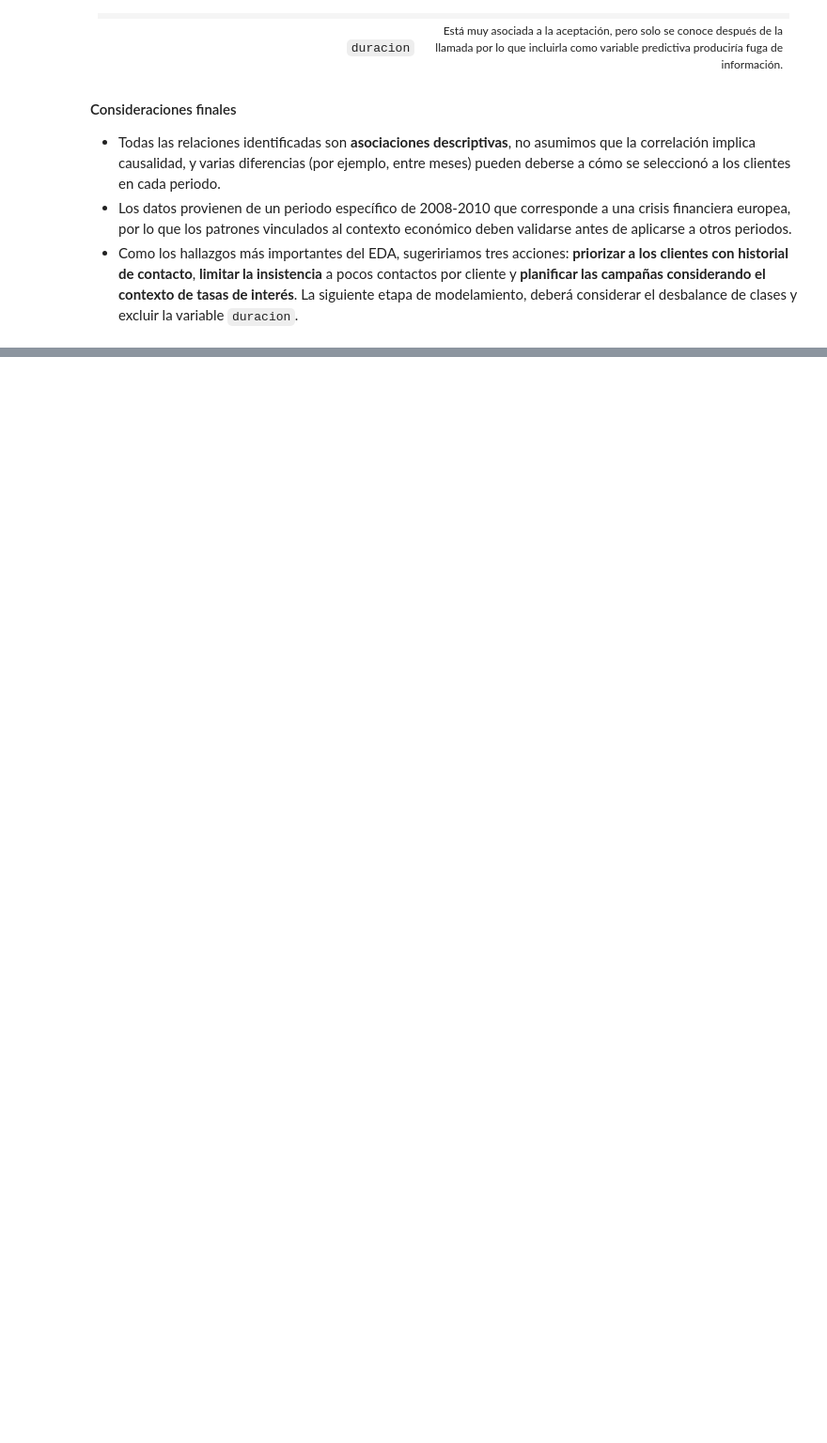
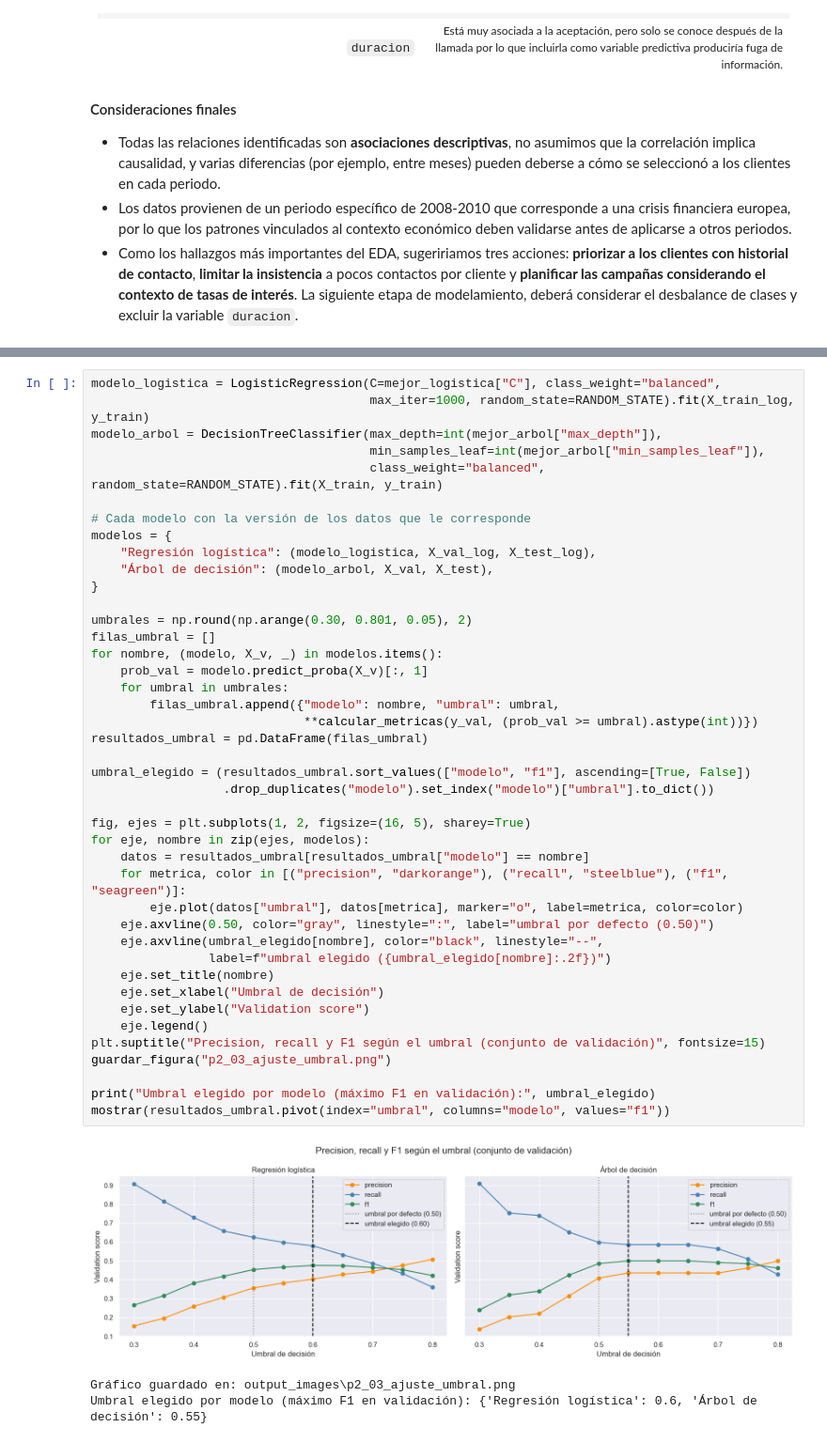
Before and after one commit to Lavacacharles/Predicting-Acceptance-in-Banking-Telemarketing-, a Jupyter notebook: code/proyecto_analisis_bancario.ipynb, the cells around one changed output, grey strips where cells are left out. Shown at 94% size. Drawn from its saved outputs; the diff is of its cells as text; blank space fills up the shorter version.

```diff
--- a/code/proyecto_analisis_bancario.ipynb
+++ b/code/proyecto_analisis_bancario.ipynb
@@ -1868,0 +1834,46 @@ weighted avg       0.89      0.88      0.88      8236
+# %%
+modelo_logistica = LogisticRegression(C=mejor_logistica["C"], class_weight="balanced",
+                                      max_iter=1000, random_state=RANDOM_STATE).fit(X_train_log, y_train)
+modelo_arbol = DecisionTreeClassifier(max_depth=int(mejor_arbol["max_depth"]),
+                                      min_samples_leaf=int(mejor_arbol["min_samples_leaf"]),
+                                      class_weight="balanced", random_state=RANDOM_STATE).fit(X_train, y_train)
+
+# Cada modelo con la versión de los datos que le corresponde
+modelos = {
+    "Regresión logística": (modelo_logistica, X_val_log, X_test_log),
+    "Árbol de decisión": (modelo_arbol, X_val, X_test),
+}
+
+umbrales = np.round(np.arange(0.30, 0.801, 0.05), 2)
+filas_umbral = []
+for nombre, (modelo, X_v, _) in modelos.items():
+    prob_val = modelo.predict_proba(X_v)[:, 1]
+    for umbral in umbrales:
+        filas_umbral.append({"modelo": nombre, "umbral": umbral,
+                             **calcular_metricas(y_val, (prob_val >= umbral).astype(int))})
+resultados_umbral = pd.DataFrame(filas_umbral)
+
+umbral_elegido = (resultados_umbral.sort_values(["modelo", "f1"], ascending=[True, False])
+                  .drop_duplicates("modelo").set_index("modelo")["umbral"].to_dict())
+
+fig, ejes = plt.subplots(1, 2, figsize=(16, 5), sharey=True)
+for eje, nombre in zip(ejes, modelos):
+    datos = resultados_umbral[resultados_umbral["modelo"] == nombre]
+    for metrica, color in [("precision", "darkorange"), ("recall", "steelblue"), ("f1", "seagreen")]:
+        eje.plot(datos["umbral"], datos[metrica], marker="o", label=metrica, color=color)
+    eje.axvline(0.50, color="gray", linestyle=":", label="umbral por defecto (0.50)")
+    eje.axvline(umbral_elegido[nombre], color="black", linestyle="--",
+                label=f"umbral elegido ({umbral_elegido[nombre]:.2f})")
+    eje.set_title(nombre)
+    eje.set_xlabel("Umbral de decisión")
+    eje.set_ylabel("Validation score")
+    eje.legend()
+plt.suptitle("Precision, recall y F1 según el umbral (conjunto de validación)", fontsize=15)
+guardar_figura("p2_03_ajuste_umbral.png")
+
+print("Umbral elegido por modelo (máximo F1 en validación):", umbral_elegido)
+mostrar(resultados_umbral.pivot(index="umbral", columns="modelo", values="f1"))
+# %% [output]
+[figure, added]
+Gráfico guardado en: output_images\p2_03_ajuste_umbral.png
+Umbral elegido por modelo (máximo F1 en validación): {'Regresión logística': 0.6, 'Árbol de decisión': 0.55}
```
Also changed, not shown: parts of 82 cells of this notebook, 42 other files.
